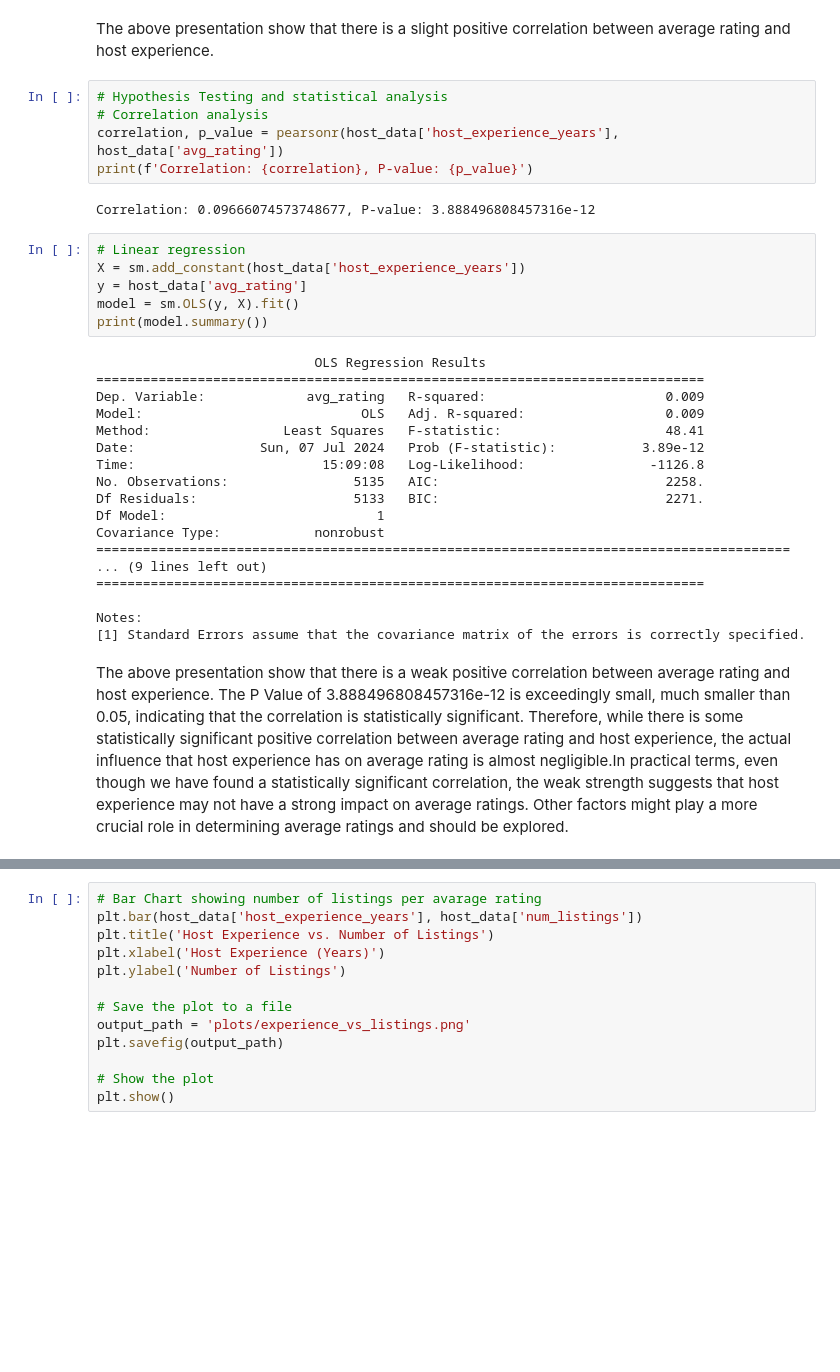
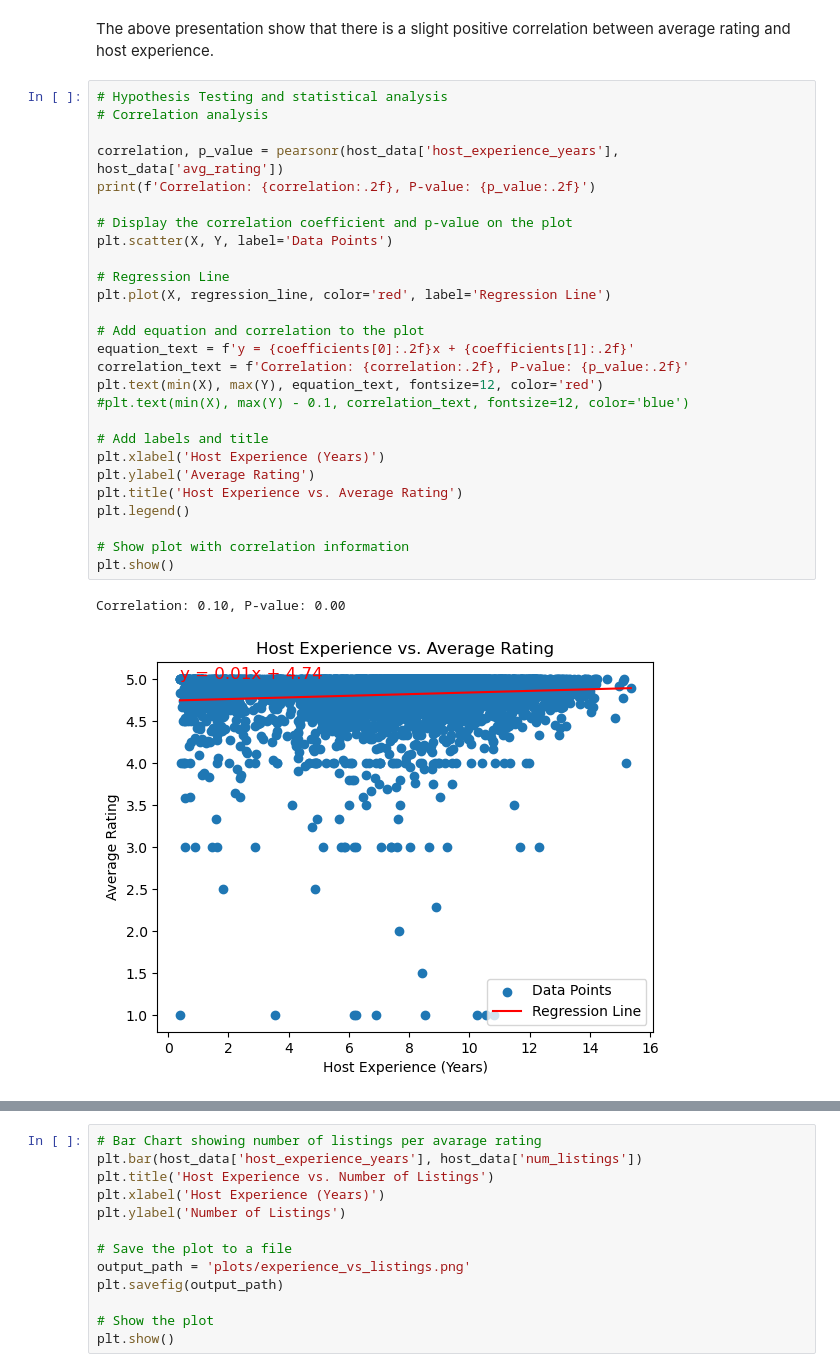
Before and after one commit to lhenry97/Project-1---Group-1, a Jupyter notebook: Host Characteristics vs Price.ipynb, the cells around one changed output, grey strips where cells are left out. Drawn from its saved outputs; the diff is of its cells as text; blank space fills up the shorter version.

```diff
--- a/Host Characteristics vs Price.ipynb
+++ b/Host Characteristics vs Price.ipynb
@@ -96,33 +101,30 @@ The above presentation show that there is a slight positive correlation between
 # %%
 # Hypothesis Testing and statistical analysis
 # Correlation analysis
+
 correlation, p_value = pearsonr(host_data['host_experience_years'], host_data['avg_rating'])
-print(f'Correlation: {correlation}, P-value: {p_value}')
+print(f'Correlation: {correlation:.2f}, P-value: {p_value:.2f}')
+
+# Display the correlation coefficient and p-value on the plot
+plt.scatter(X, Y, label='Data Points')
+
+# Regression Line
+plt.plot(X, regression_line, color='red', label='Regression Line')
+
+# Add equation and correlation to the plot
+equation_text = f'y = {coefficients[0]:.2f}x + {coefficients[1]:.2f}'
+correlation_text = f'Correlation: {correlation:.2f}, P-value: {p_value:.2f}'
+plt.text(min(X), max(Y), equation_text, fontsize=12, color='red')
+#plt.text(min(X), max(Y) - 0.1, correlation_text, fontsize=12, color='blue')
+
+# Add labels and title
+plt.xlabel('Host Experience (Years)')
+plt.ylabel('Average Rating')
+plt.title('Host Experience vs. Average Rating')
+plt.legend()
+
+# Show plot with correlation information
+plt.show()
 # %% [output]
-Correlation: 0.09666074573748677, P-value: 3.888496808457316e-12
+Correlation: 0.10, P-value: 0.00
+[figure, added]
-# %%
-# Linear regression
-X = sm.add_constant(host_data['host_experience_years'])
-y = host_data['avg_rating']
-model = sm.OLS(y, X).fit()
-print(model.summary())
-# %% [output]
-                            OLS Regression Results
-==============================================================================
-Dep. Variable:             avg_rating   R-squared:                       0.009
-Model:                            OLS   Adj. R-squared:                  0.009
-Method:                 Least Squares   F-statistic:                     48.41
-Date:                Sun, 07 Jul 2024   Prob (F-statistic):           3.89e-12
-Time:                        15:09:08   Log-Likelihood:                -1126.8
-No. Observations:                5135   AIC:                             2258.
-Df Residuals:                    5133   BIC:                             2271.
-Df Model:                           1
-Covariance Type:            nonrobust
-=========================================================================================
-... (9 lines left out)
-==============================================================================
-
-Notes:
-[1] Standard Errors assume that the covariance matrix of the errors is correctly specified.
-# %% [markdown]
-The above presentation show that there is a weak positive correlation between average rating and host experience. The P Value of 3.888496808457316e-12 is exceedingly small, much smaller than 0.05, indicating that the correlation is statistically significant. Therefore, while there is some statistically significant positive correlation between average rating and host experience, the actual influence that host experience has on average rating is almost negligible.In practical terms, even though we have found a statistically significant correlation, the weak strength suggests that host experience may not have a strong impact on average ratings. Other factors might play a more crucial role in determining average ratings and should be explored.
```
Also changed, not shown: parts of 17 cells of this notebook.
